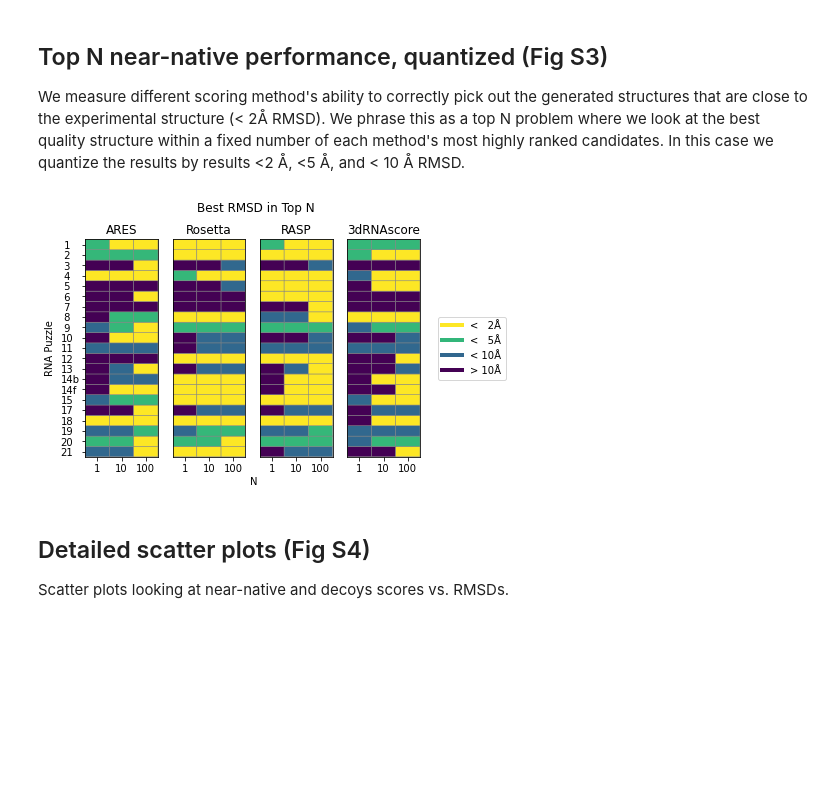
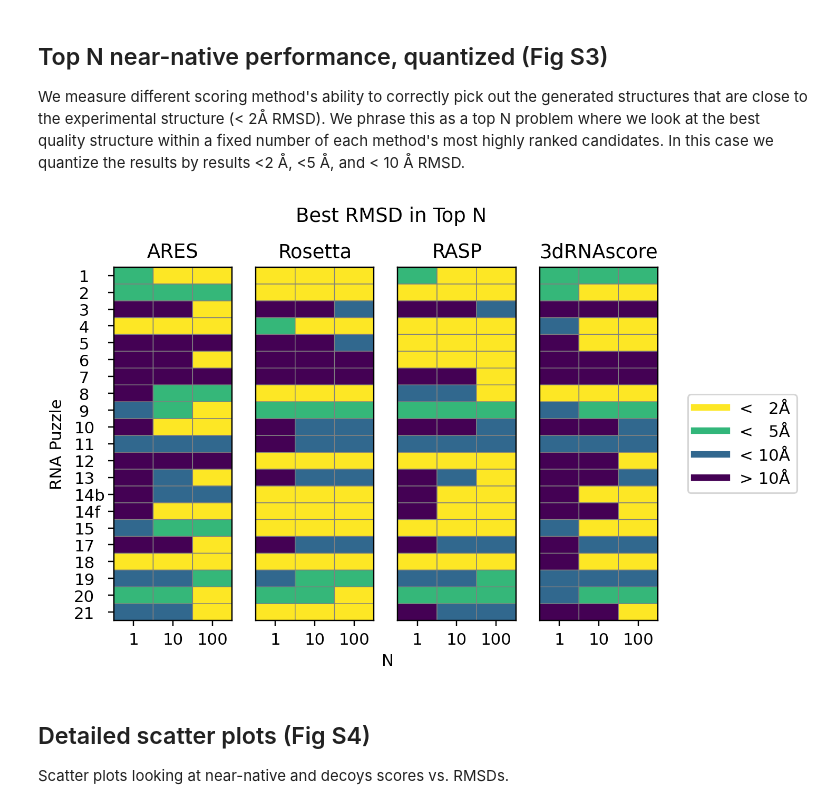
Before and after one commit to hycPEXM/ares_reproduction, a Jupyter notebook: code/new_benchmark1.ipynb, the cells around one changed output. Cells and saved outputs as stored; diff of their text form; code cells hidden in the pictures; blank space fills up the shorter version.

```diff
--- a/code/new_benchmark1.ipynb
+++ b/code/new_benchmark1.ipynb
@@ -226,10 +226,12 @@ C:\ProgramData\Anaconda3\lib\site-packages\matplotlib\axes\_base.py in wrapper(s
 TypeError: _set_ticklabels() takes 2 positional arguments but 3 were given
 
 '''
-#修改代码后更高版本也成功跑通，见1.0-rjlt-paper-benchmark1.ipynb
+#修改代码后更高版本也成功跑通，
+# 即把ax0.set_yticklabels(pcolor['puzzle_number'].apply(ready_for_print), {'horizontalalignment': 'left'})改为：
+# ax0.set_yticklabels(pcolor['puzzle_number'].apply(ready_for_print), fontdict={'horizontalalignment': 'left'})
 
 # Plot as pcolor across puzzle, rmsd, count, and scorer dimensions.
-fig = plt.figure()
+fig = plt.figure(dpi=222)
 ax = fig.add_subplot(111)    # Big subplot used to position display elements.
 ax0 = fig.add_subplot(141)
 ax1 = fig.add_subplot(142)
@@ -251,7 +253,8 @@ ax.xaxis.set_ticks([])
 
 cmap = matplotlib.cm.get_cmap('viridis')
 ax0.pcolor(pcolor[['{:}_ares'.format(x) for x in thresholds]], edgecolors='gray', linewidths=0.5, cmap=cmap, vmin=0, vmax=3)
-ax0.set_yticklabels(pcolor['puzzle_number'].apply(ready_for_print), {'horizontalalignment': 'left'})
+# ax0.set_yticklabels(pcolor['puzzle_number'].apply(ready_for_print), {'horizontalalignment': 'left'})
+ax0.set_yticklabels(pcolor['puzzle_number'].apply(ready_for_print), fontdict={'horizontalalignment': 'left'})
 ax0.tick_params(axis='y', pad=21)
 ax0.set_yticks(np.arange(pcolor.shape[0]) + 0.5, minor=False)
 ax0.set_xticklabels(thresholds)
@@ -268,34 +271,34 @@ ax1.title.set_text('Rosetta')
 ax2.pcolor(pcolor[['{:}_rasp'.format(x) for x in thresholds]], edgecolors='gray', linewidths=0.5, cmap=cmap, vmin=0, vmax=3)
 ax2.set_yticklabels([])
 ax2.set_yticks([])
 ax2.set_xticklabels(thresholds)
 ax2.set_xticks(np.arange(len(thresholds)) + 0.5, minor=False)
 ax2.title.set_text('RASP')
 
 ax3.pcolor(pcolor[['{:}_3drnascore'.format(x) for x in thresholds]], edgecolors='gray', linewidths=0.5, cmap=cmap, vmin=0, vmax=3)
 ax3.set_yticklabels([])
 ax3.set_yticks([])
 ax3.set_xticklabels(thresholds)
 ax3.set_xticks(np.arange(len(thresholds)) + 0.5, minor=False)
 ax3.title.set_text('3dRNAscore')
 
 ax.set_xlabel('N', x=0.63, labelpad=20)
 ax.set_ylabel('RNA Puzzle', labelpad=30)
 box = ax.get_position()
 ax.set_position([box.x0, box.y0, box.width * 0.8, box.height])
 
 custom_lines = [mlines.Line2D([0], [0], color=cmap(1.), lw=4),
                 mlines.Line2D([0], [0], color=cmap(.66), lw=4),
                 mlines.Line2D([0], [0], color=cmap(.33), lw=4),
                 mlines.Line2D([0], [0], color=cmap(0.), lw=4)]
 ax.legend(custom_lines,
           [ u'<   2Å', u'<   5Å', u'< 10Å', u'> 10Å'],
           loc='center left', bbox_to_anchor=(1.3, 0.5))
 
 plt.suptitle('Best RMSD in Top N', x=0.52, y=1.01)
 plt.show()
 # %% [output]
-[figure, old version]
+[figure, new version]
 # %% [markdown]
 ## Detailed scatter plots (Fig S4)
 
```
Also changed, not shown: 1 other file.
